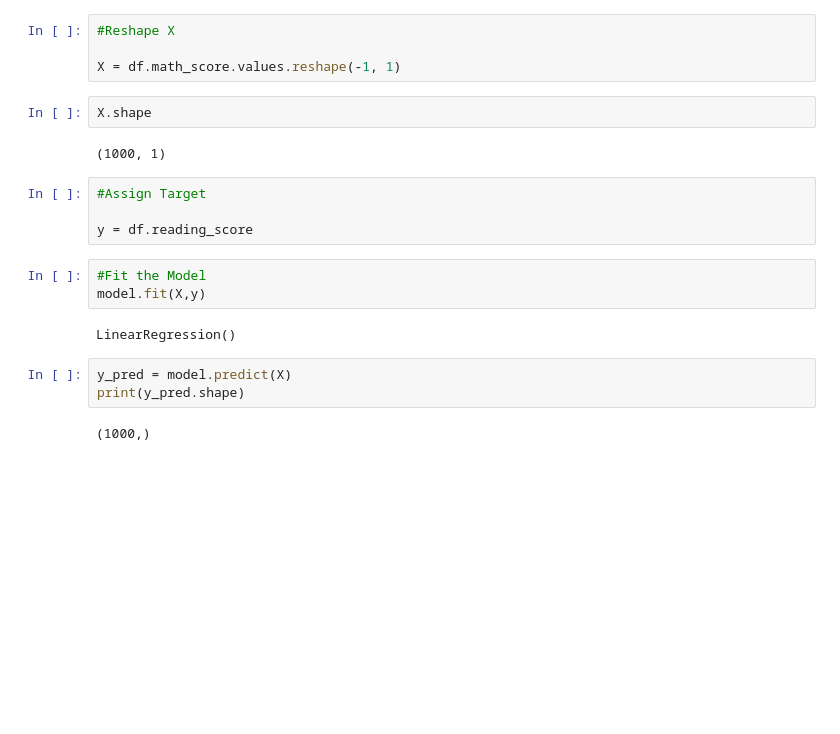
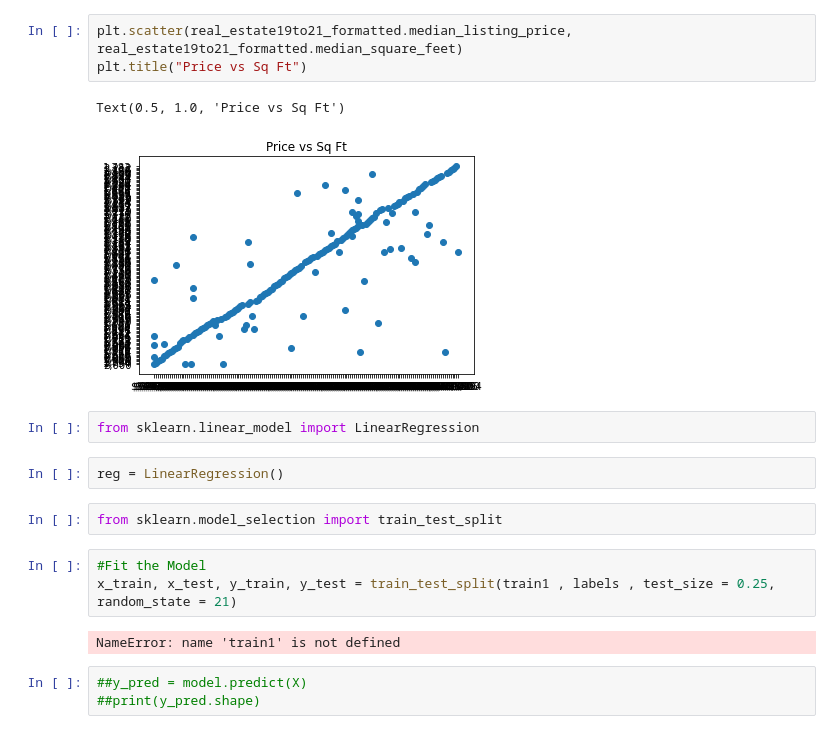
Before and after one commit to saradandrew/final_project, a Jupyter notebook: MockUp.ipynb, the cells around one changed output. Cells and saved outputs as stored; diff of their text form; blank space fills up the shorter version.

```diff
--- a/MockUp.ipynb
+++ b/MockUp.ipynb
@@ -46,23 +661,21 @@ plt.show()
+# %%
+plt.scatter(real_estate19to21_formatted.median_listing_price, real_estate19to21_formatted.median_square_feet)
+plt.title("Price vs Sq Ft")
+# %% [output]
+Text(0.5, 1.0, 'Price vs Sq Ft')
+[figure, added]
 # %%
-#Reshape X
-
-X = df.math_score.values.reshape(-1, 1)
+from sklearn.linear_model import LinearRegression
 # %%
-X.shape
+reg = LinearRegression()
-# %% [output]
-(1000, 1)
 # %%
-#Assign Target
-
-y = df.reading_score
+from sklearn.model_selection import train_test_split
 # %%
 #Fit the Model
-model.fit(X,y)
+x_train, x_test, y_train, y_test = train_test_split(train1 , labels , test_size = 0.25, random_state = 21)
 # %% [output]
-LinearRegression()
+NameError: name 'train1' is not defined
 # %%
-y_pred = model.predict(X)
-print(y_pred.shape)
+##y_pred = model.predict(X)
+##print(y_pred.shape)
-# %% [output]
-(1000,)
 # %%
```
Also changed, not shown: parts of 48 cells of this notebook, 3 other files.
